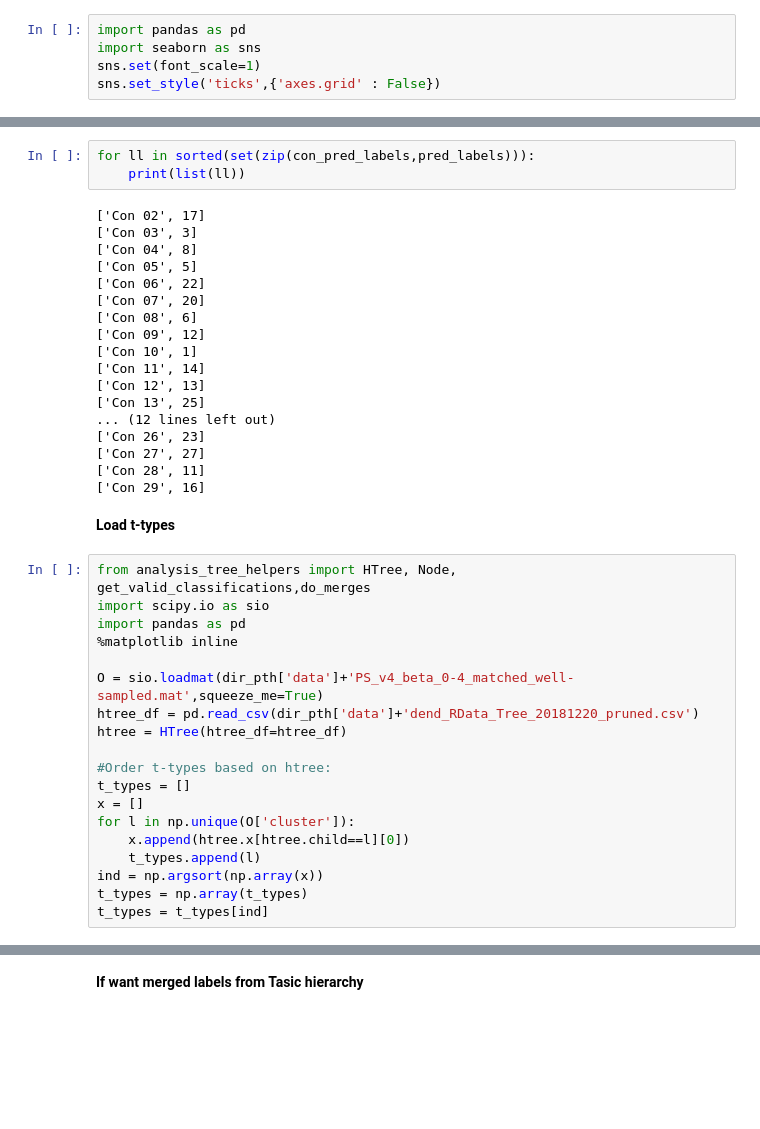
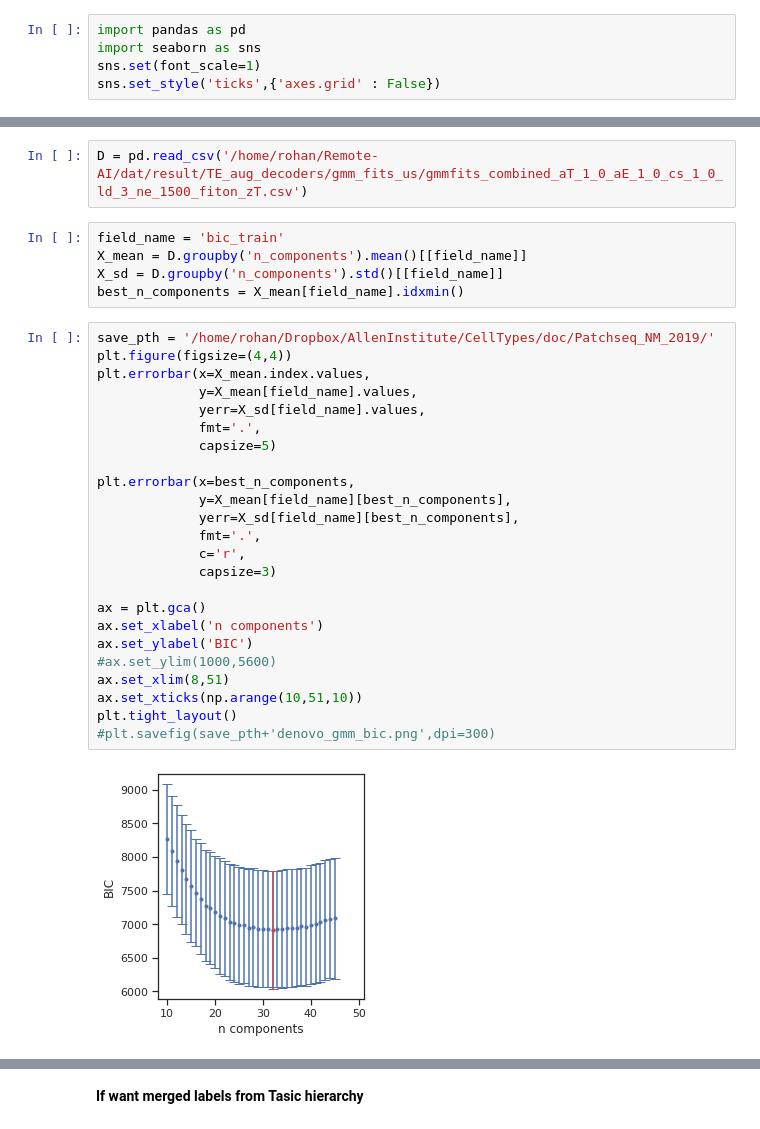
Before and after one commit to AllenInstitute/coupledAE-patchseq, a Jupyter notebook: analysis_denovo_clustering.ipynb, the cells around one changed output, grey strips where cells are left out. Cells and saved outputs as stored; diff of their text form; blank space fills up the shorter version.

Commit message:
Pooled unsupervised clustering results

```diff
--- a/analysis_denovo_clustering.ipynb
+++ b/analysis_denovo_clustering.ipynb
@@ -220,42 +8,33 @@ array([ 2, 17,  3,  8,  5, 22, 20,  6, 12,  1, 14, 13, 25, 15, 21, 19, 26,
-# %%
-for ll in sorted(set(zip(con_pred_labels,pred_labels))):
-    print(list(ll))
-# %% [output]
-['Con 02', 17]
-['Con 03', 3]
-['Con 04', 8]
-['Con 05', 5]
-['Con 06', 22]
-['Con 07', 20]
-['Con 08', 6]
-['Con 09', 12]
-['Con 10', 1]
-['Con 11', 14]
-['Con 12', 13]
-['Con 13', 25]
-... (12 lines left out)
-['Con 26', 23]
-['Con 27', 27]
-['Con 28', 11]
-['Con 29', 16]
-# %% [markdown]
-**Load t-types**
-# %%
-from analysis_tree_helpers import HTree, Node, get_valid_classifications,do_merges
-import scipy.io as sio
-import pandas as pd
-%matplotlib inline
-
-O = sio.loadmat(dir_pth['data']+'PS_v4_beta_0-4_matched_well-sampled.mat',squeeze_me=True)
-htree_df = pd.read_csv(dir_pth['data']+'dend_RData_Tree_20181220_pruned.csv')
-htree = HTree(htree_df=htree_df)
-
-#Order t-types based on htree:
-t_types = []
-x = []
-for l in np.unique(O['cluster']):
-    x.append(htree.x[htree.child==l][0])
-    t_types.append(l)
-ind = np.argsort(np.array(x))
-t_types = np.array(t_types)
-t_types = t_types[ind]
+# %%
+D = pd.read_csv('/home/rohan/Remote-AI/dat/result/TE_aug_decoders/gmm_fits_us/gmmfits_combined_aT_1_0_aE_1_0_cs_1_0_ld_3_ne_1500_fiton_zT.csv')
+# %%
+field_name = 'bic_train'
+X_mean = D.groupby('n_components').mean()[[field_name]]
+X_sd = D.groupby('n_components').std()[[field_name]]
+best_n_components = X_mean[field_name].idxmin()
+# %%
+save_pth = '/home/rohan/Dropbox/AllenInstitute/CellTypes/doc/Patchseq_NM_2019/'
+plt.figure(figsize=(4,4))
+plt.errorbar(x=X_mean.index.values,
+             y=X_mean[field_name].values,
+             yerr=X_sd[field_name].values,
+             fmt='.',
+             capsize=5)
+
+plt.errorbar(x=best_n_components,
+             y=X_mean[field_name][best_n_components],
+             yerr=X_sd[field_name][best_n_components],
+             fmt='.',
+             c='r',
+             capsize=3)
+
+ax = plt.gca()
+ax.set_xlabel('n components')
+ax.set_ylabel('BIC')
+#ax.set_ylim(1000,5600)
+ax.set_xlim(8,51)
+ax.set_xticks(np.arange(10,51,10))
+plt.tight_layout()
+#plt.savefig(save_pth+'denovo_gmm_bic.png',dpi=300)
+# %% [output]
+[figure, added]
```
Also changed, not shown: parts of 87 cells of this notebook.
